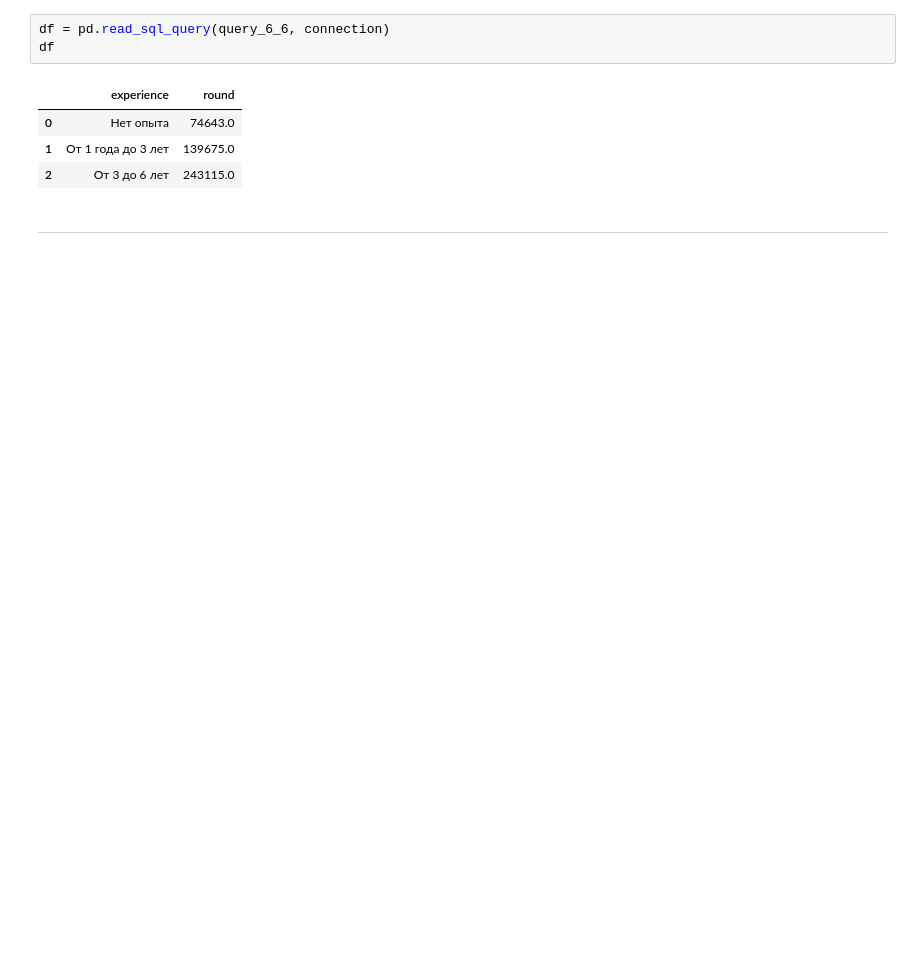
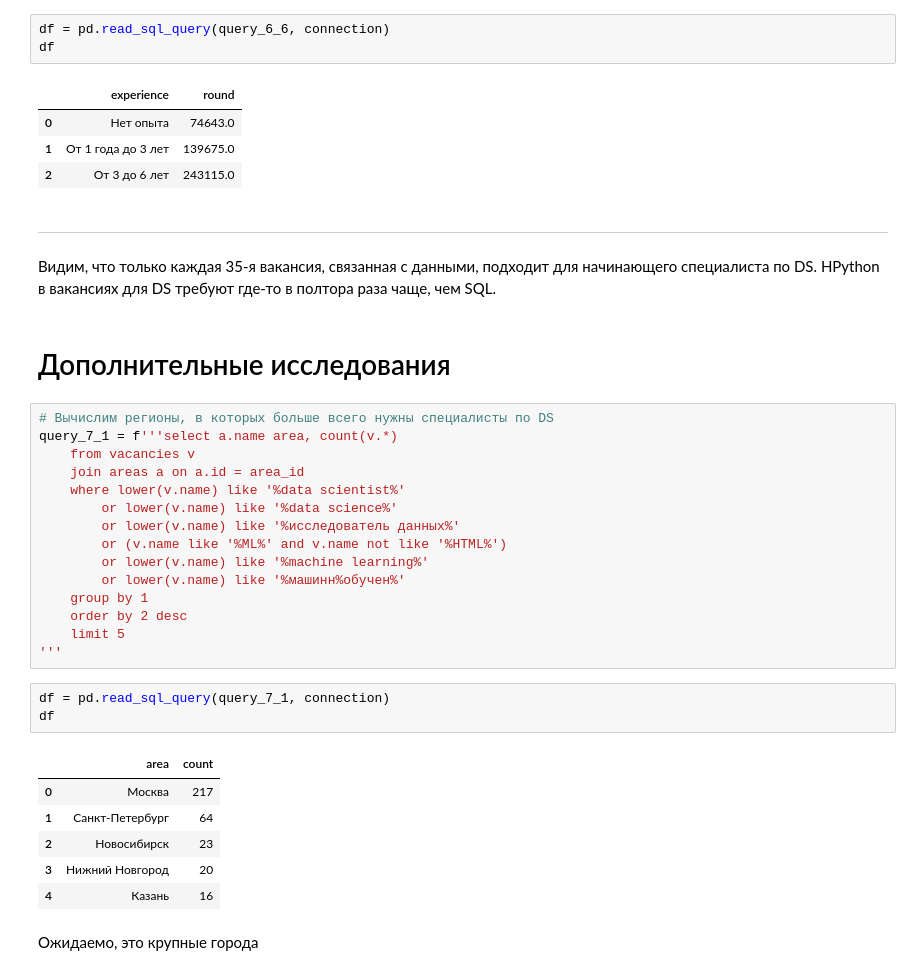
Before and after one commit to anna-grigoryeva/data_science, a Jupyter notebook: project_2.ipynb, the cells around one changed output. Drawn from its saved outputs; the diff is of its cells as text; blank space fills up the shorter version.

```diff
--- a/project_2.ipynb
+++ b/project_2.ipynb
@@ -524,3 +552,34 @@ df
 | 2 | От 3 до 6 лет | 243115.0 |
 # %% [markdown]
 ***
+# %% [markdown]
+Видим, что только каждая 35-я вакансия, связанная с данными, подходит для начинающего специалиста по DS. НPython в вакансиях для DS требуют где-то в полтора раза чаще, чем SQL.
+# %% [markdown]
+# Дополнительные исследования
+# %%
+# Вычислим регионы, в которых больше всего нужны специалисты по DS
+query_7_1 = f'''select a.name area, count(v.*)
+    from vacancies v
+    join areas a on a.id = area_id
+    where lower(v.name) like '%data scientist%'
+        or lower(v.name) like '%data science%'
+        or lower(v.name) like '%исследователь данных%'
+        or (v.name like '%ML%' and v.name not like '%HTML%')
+        or lower(v.name) like '%machine learning%'
+        or lower(v.name) like '%машинн%обучен%'
+    group by 1
+    order by 2 desc
+    limit 5
+'''
+# %%
+df = pd.read_sql_query(query_7_1, connection)
+df
+# %% [output]
+|  | area | count |
+| 0 | Москва | 217 |
+| 1 | Санкт-Петербург | 64 |
+| 2 | Новосибирск | 23 |
+| 3 | Нижний Новгород | 20 |
+| 4 | Казань | 16 |
+# %% [markdown]
+Ожидаемо, это крупные города
```
Also changed, not shown: parts of 16 cells of this notebook.
